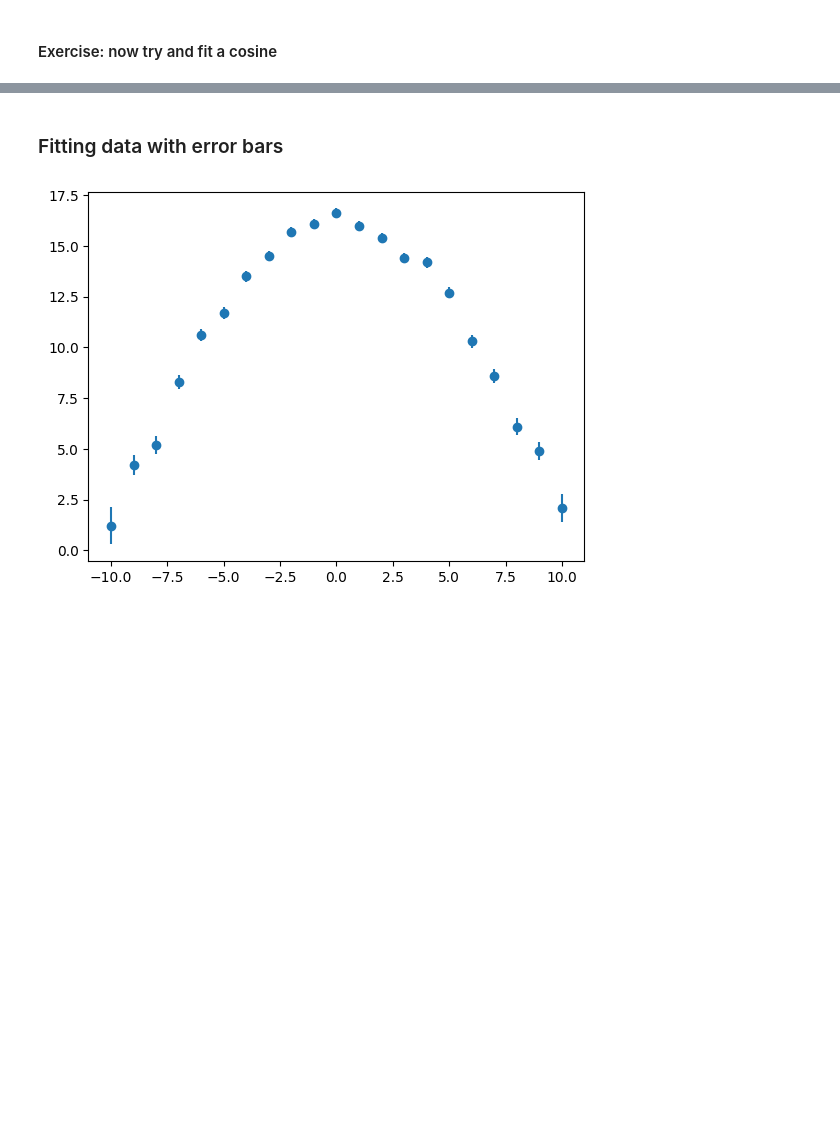
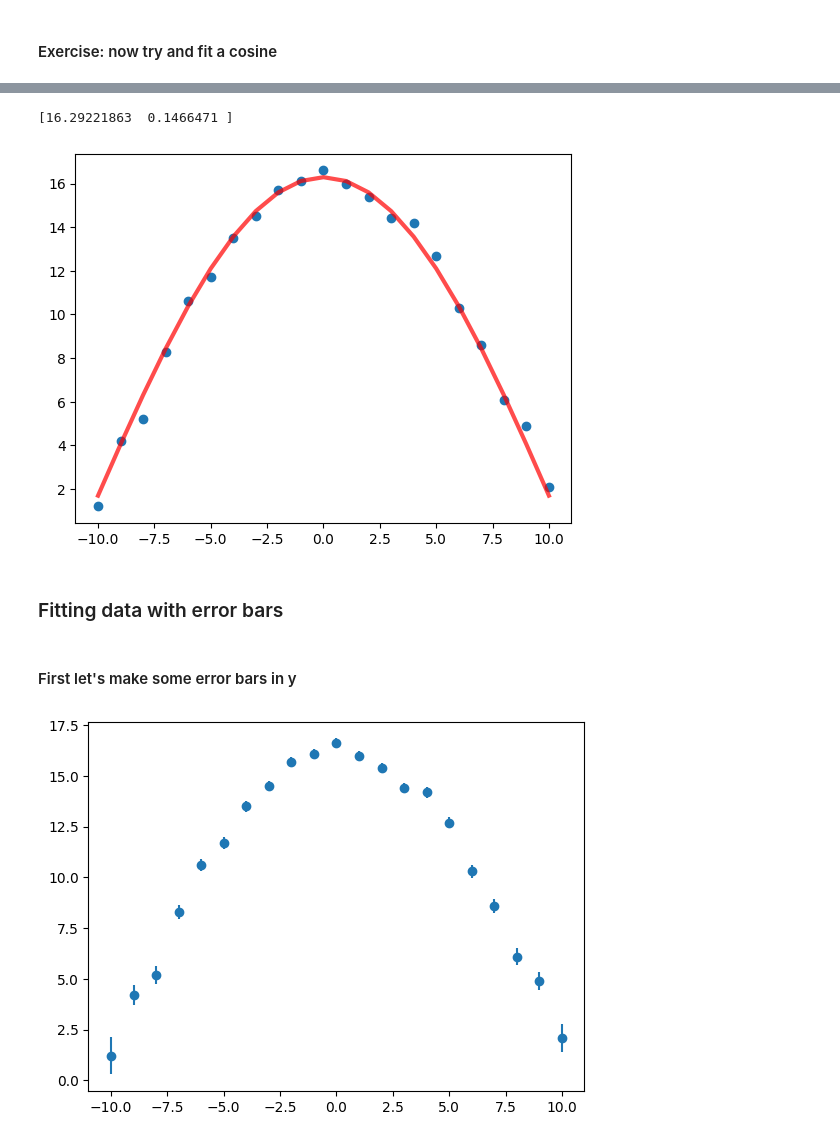
Before and after one commit to airub-multimessenger/python4physicists2023, a Jupyter notebook: lectures/09-fitting.ipynb, the cells around one changed output, grey strips where cells are left out. Saved outputs shown, nothing was run; the diff lists cells and outputs as text; code cells hidden in the pictures; blank space fills up the shorter version.

```diff
--- a/lectures/09-fitting.ipynb
+++ b/lectures/09-fitting.ipynb
@@ -118,7 +156,21 @@ You can make an initial guess for the parameters of the function, passing curve_
 # %%
-# Your code here
+guess = [16, 0.1]
+parameters, covariance = opt.curve_fit(cos_func, xdata, ydata, p0=guess)
+fitted_d, fitted_e = parameters
+
+fit_cosine = cos_func(xdata, fitted_d, fitted_e)
+
+plt.plot(xdata, ydata, 'o', label='data')
+plt.plot(xdata, fit_cosine, '-', label='cosine fit', color='r', lw=3,alpha=0.7)
+
+print(parameters)
+# %% [output]
+[16.29221863  0.1466471 ]
+[figure, added]
 # %% [markdown]
 ### Fitting data with error bars
+# %% [markdown]
+#### First let's make some error bars in y
 # %%
 y_err = 1./np.sqrt(ydata)
 plt.errorbar(xdata, ydata, yerr=y_err, fmt='o');
```
Also changed, not shown: parts of 13 cells of this notebook.
